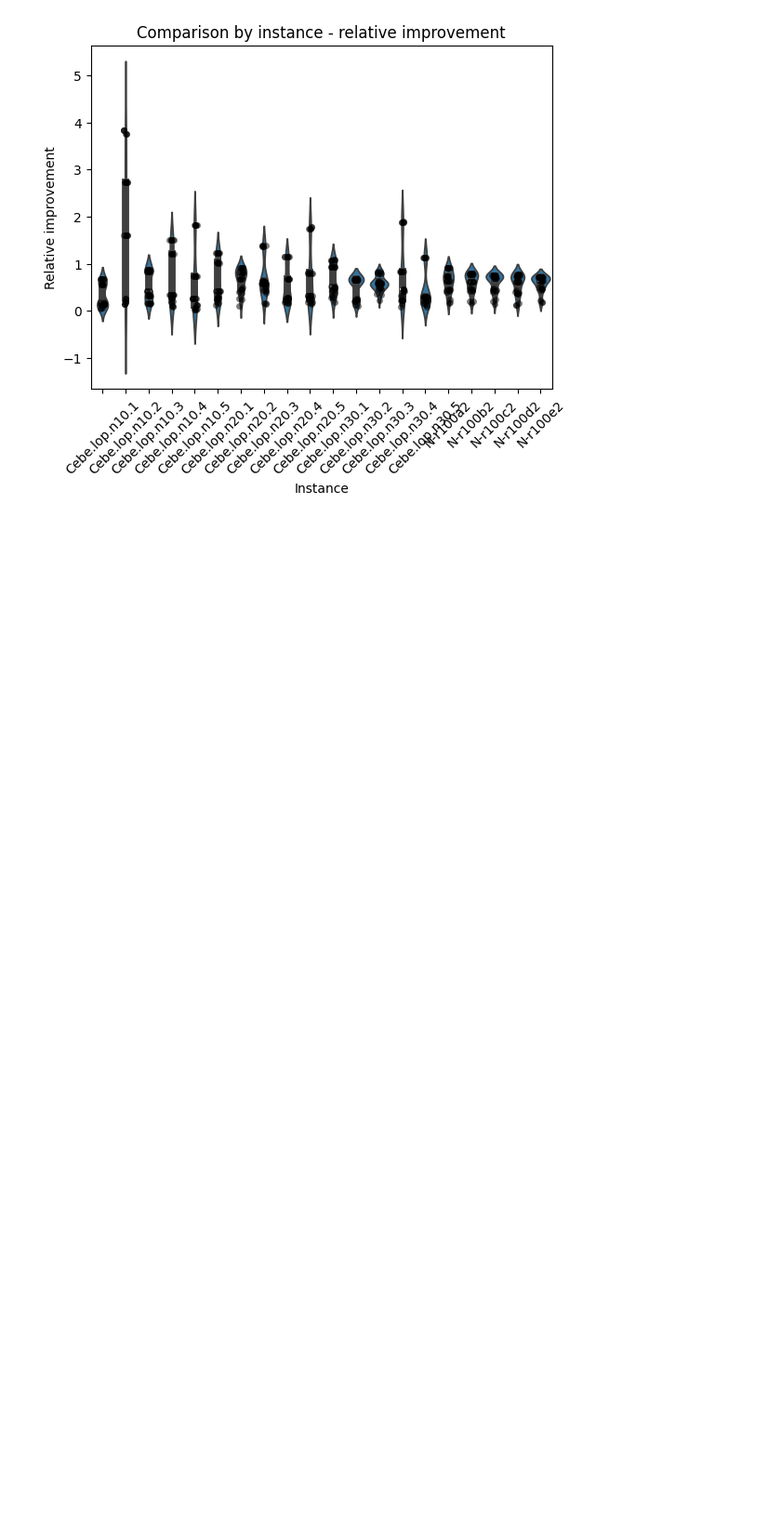
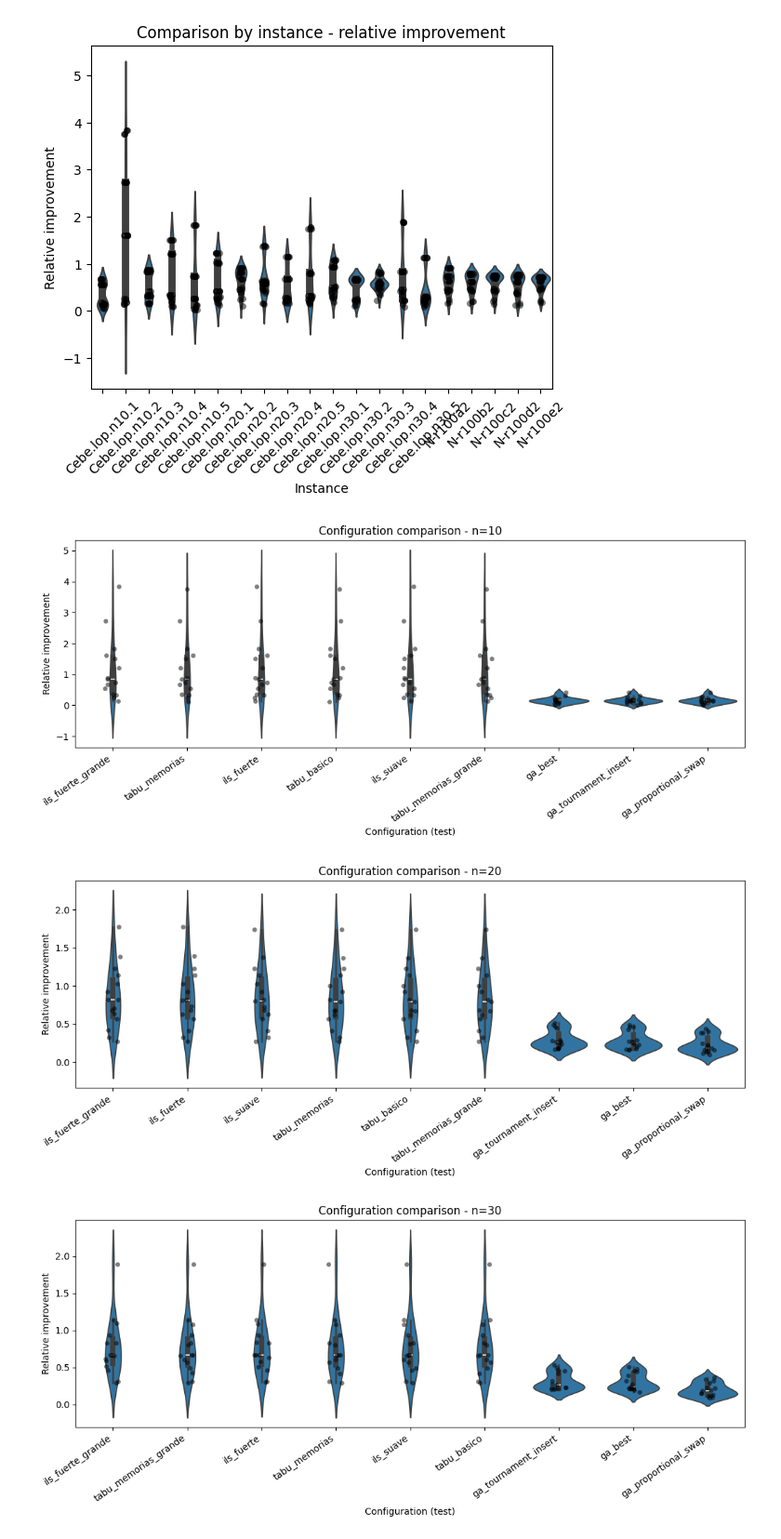
Before and after one commit to anderberru/Search-heuristics---LOP, a Jupyter notebook: comparison.ipynb, the cells around one changed output. Shown at 93% size. Cells and saved outputs as stored; diff of their text form; code cells hidden in the pictures; blank space fills up the shorter version.

Commit message:
graficos de cada configuracion para cada size (pa ver como afecta el size a cada configuracion) (los geneticos son tan  malos q no dejan ver las diferencias bien)

```diff
--- a/comparison.ipynb
+++ b/comparison.ipynb
@@ -108,3 +108,43 @@ plt.xlabel("Instance")
 plt.show()
 # %% [output]
 [figure]
+# %%
+# One graph per matrix size (n): compare delta across configurations (test)
+metric = "delta_rel" if "delta_rel" in df.columns else "delta"
+
+for n_value in sorted(df["n"].dropna().unique()):
+    subset = df[df["n"] == n_value].copy()
+    if subset.empty:
+        continue
+
+    order = subset.groupby("test")[metric].median().sort_values(ascending=False).index
+
+    plt.figure(figsize=(11, 5))
+
+    sns.violinplot(
+        data=subset,
+        x="test",
+        y=metric,
+        order=order
+    )
+
+    sns.stripplot(
+        data=subset,
+        x="test",
+        y=metric,
+        order=order,
+        color="black",
+        alpha=0.5
+    )
+
+    plt.title(f"Configuration comparison - n={int(n_value)}")
+    plt.xlabel("Configuration (test)")
+    plt.ylabel("Relative improvement" if metric == "delta_rel" else "Improvement (delta)")
+    plt.xticks(rotation=35, ha="right")
+
+    plt.tight_layout()
+    plt.show()
+# %% [output]
+[figure, added]
+[figure, added]
+[figure, added]
```
Also changed, not shown: parts of 3 cells of this notebook, 1 other file.
